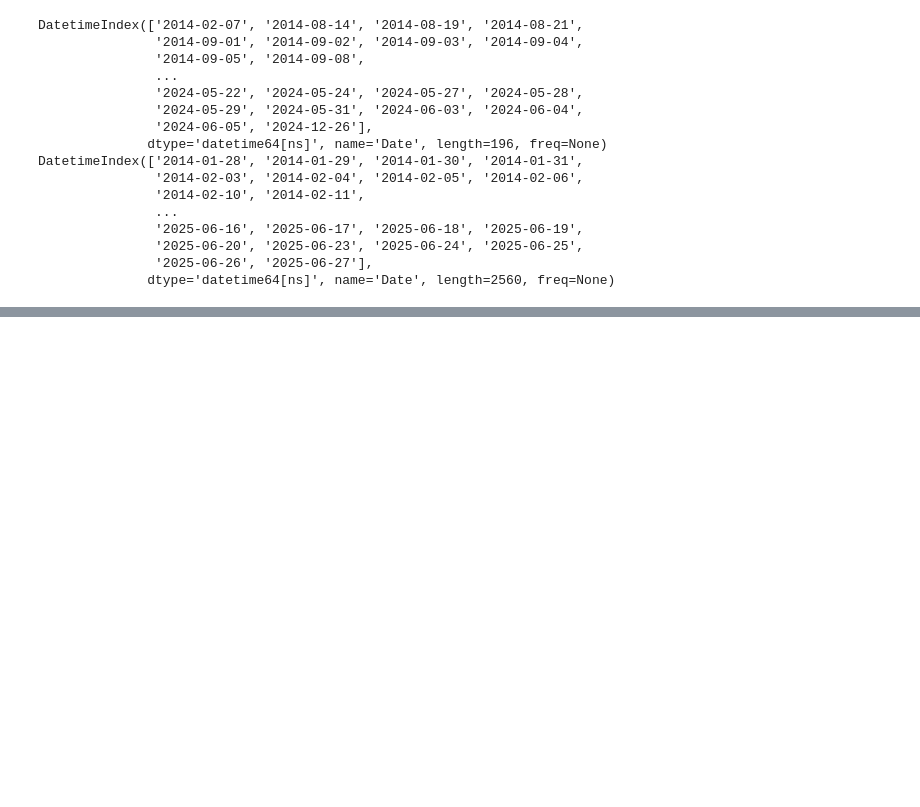
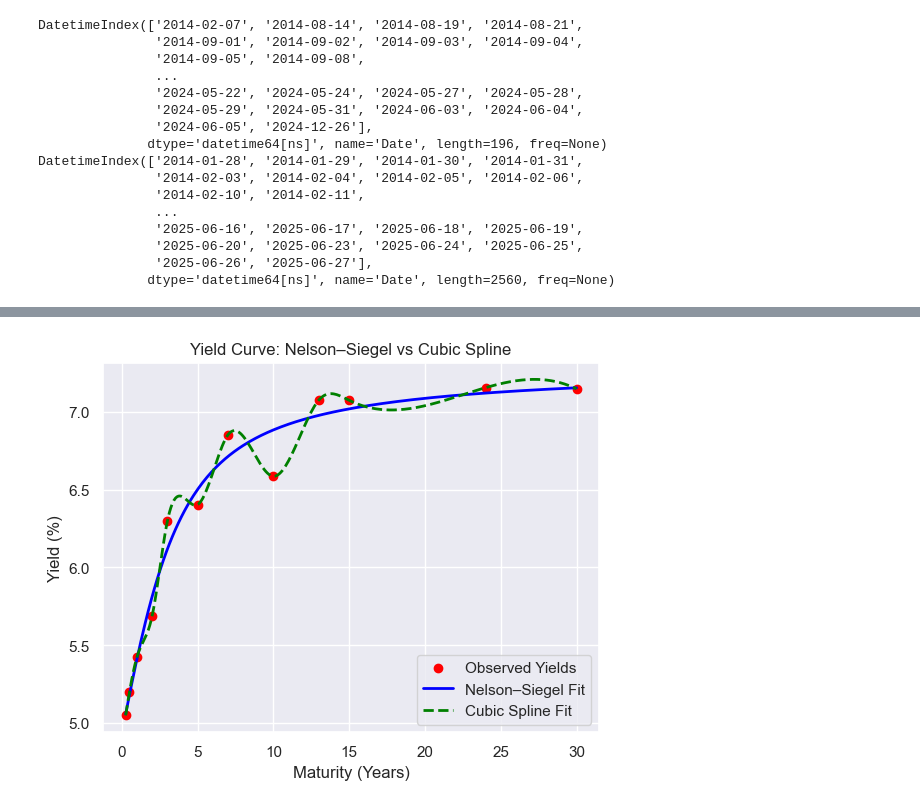
Before and after one commit to Aman19960110/yeild_curve_modeling, a Jupyter notebook: yield_curve_modeling.ipynb, the cells around one changed output, grey strips where cells are left out. Drawn from its saved outputs; the diff is of its cells as text; code cells hidden in the pictures; blank space fills up the shorter version.

```diff
--- a/yield_curve_modeling.ipynb
+++ b/yield_curve_modeling.ipynb
@@ -120,0 +126,37 @@ plot_yield_curve('2024-06-03')
+# %%
+import numpy as np
+import matplotlib.pyplot as plt
+from nelson_siegel_svensson.calibrate import calibrate_ns_ols
+from scipy.interpolate import CubicSpline
+
+# Maturities (in years) and yields (from your dataset)
+t = np.array([0.25, 0.5, 1, 2, 3, 5, 7, 10, 13, 15, 24, 30])
+y = np.array(yields.loc["2020-01-10"])
+
+# --- Nelson–Siegel Fit ---
+curve_ns, status = calibrate_ns_ols(t, y, tau0=1.0)
+
+# --- Cubic Spline Fit ---
+curve_cs = CubicSpline(t, y)
+
+# Smooth maturities for plotting
+t_hat = np.linspace(0.25, 30, 300)
+
+# Plot actual data
+plt.scatter(t, y, color='red', label='Observed Yields')
+
+# Plot Nelson–Siegel curve
+if status.success:
+    plt.plot(t_hat, curve_ns(t_hat), label='Nelson–Siegel Fit', color='blue', linewidth=2)
+
+# Plot Cubic Spline curve
+plt.plot(t_hat, curve_cs(t_hat), label='Cubic Spline Fit', color='green', linestyle='--', linewidth=2)
+
+plt.xlabel("Maturity (Years)")
+plt.ylabel("Yield (%)")
+plt.title("Yield Curve: Nelson–Siegel vs Cubic Spline")
+plt.legend()
+plt.grid(True)
+plt.show()
+# %% [output]
+[figure, added]
```
Also changed, not shown: parts of 3 cells of this notebook, 1 other file.
